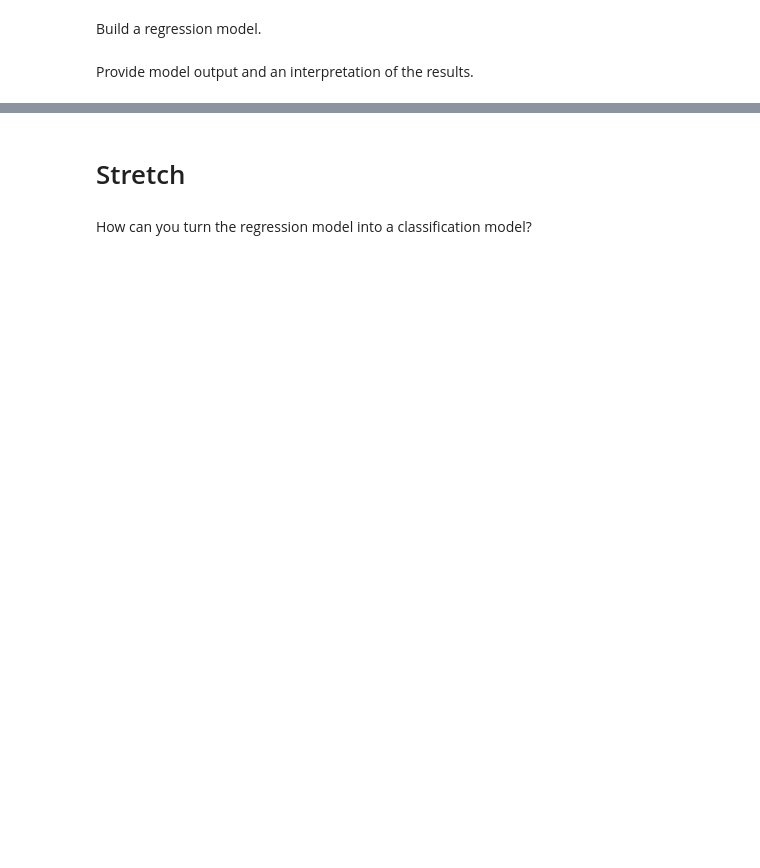
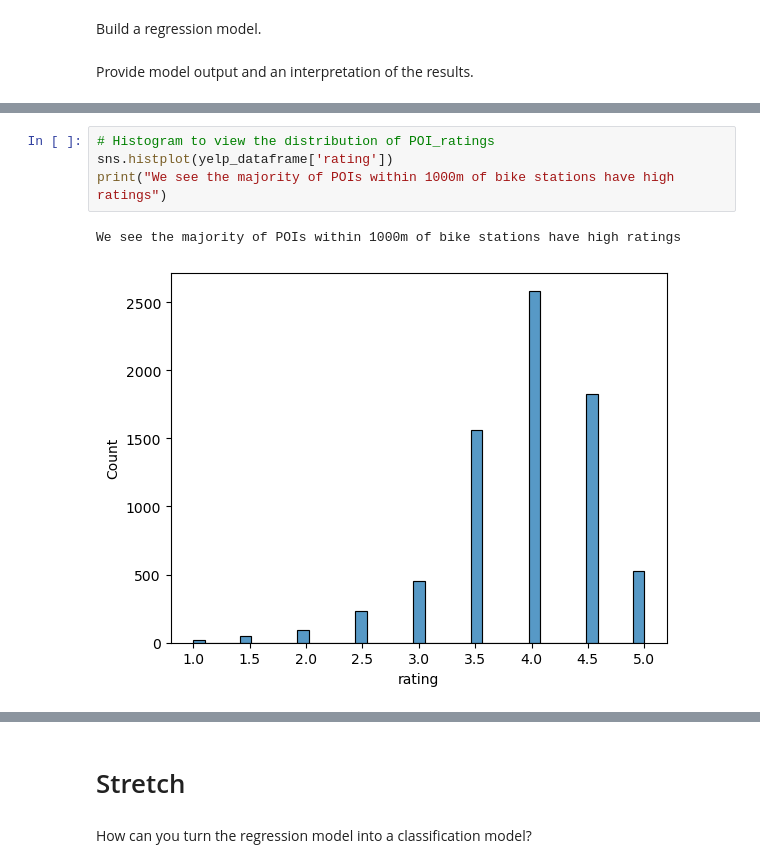
Before and after one commit to nasserothman/Python-Project, a Jupyter notebook: notebooks/model_building.ipynb, the cells around one changed output, grey strips where cells are left out. Saved outputs shown, nothing was run; the diff lists cells and outputs as text; blank space fills up the shorter version.

```diff
--- a/notebooks/model_building.ipynb
+++ b/notebooks/model_building.ipynb
@@ -5 +98,8 @@ Provide model output and an interpretation of the results.
+# %%
+# Histogram to view the distribution of POI_ratings
+sns.histplot(yelp_dataframe['rating'])
+print("We see the majority of POIs within 1000m of bike stations have high ratings")
+# %% [output]
+We see the majority of POIs within 1000m of bike stations have high ratings
+[figure, added]
 # %%
```
Also changed, not shown: parts of 13 cells of this notebook, 9 other files.
